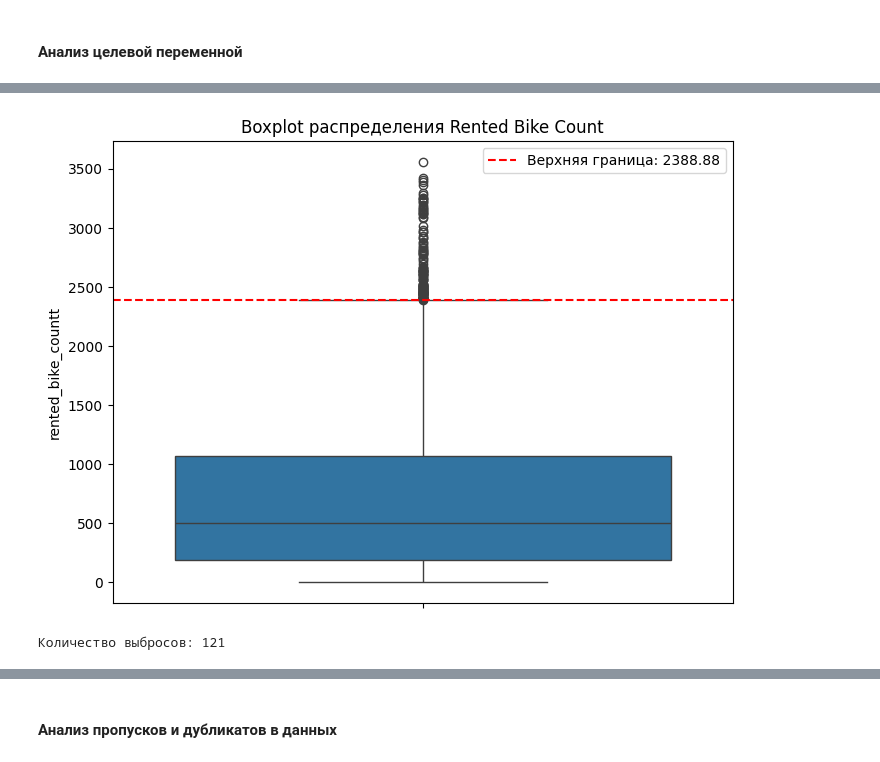
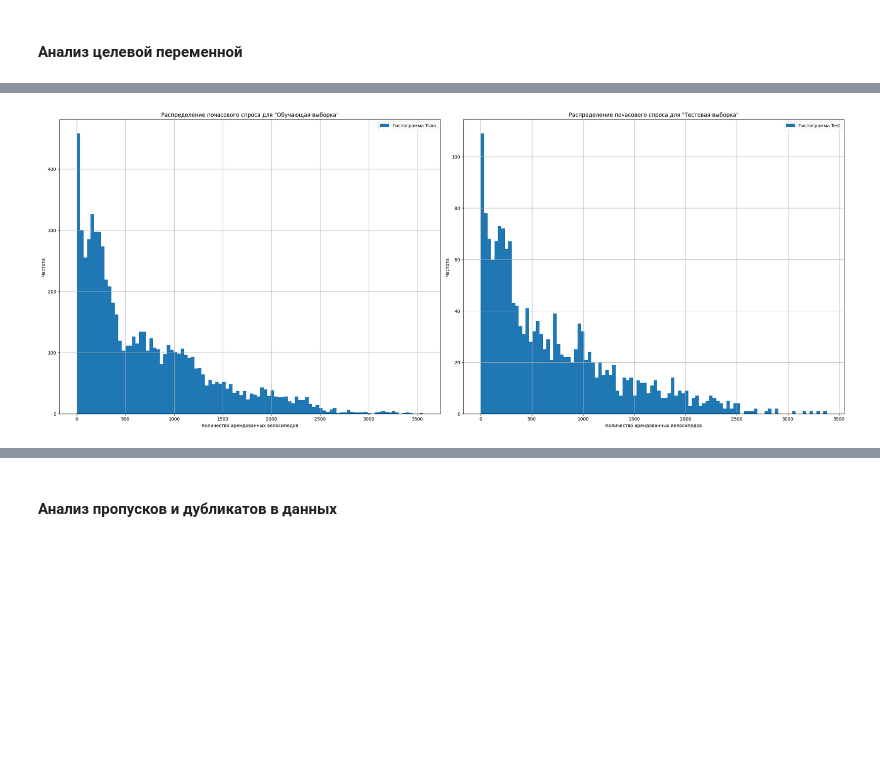
Before and after one commit to MEYakunin/Sprint14_Bike_Rental_Forecast, a Jupyter notebook: BikeSouth_nonlinear_demand_forecast.ipynb, the cells around one changed output, grey strips where cells are left out. Cells and saved outputs as stored; diff of their text form; code cells hidden in the pictures; blank space fills up the shorter version.

Commit message:
BikeSouth_nonlinear_demand_forecast - Иследование данных - готово

```diff
--- a/BikeSouth_nonlinear_demand_forecast.ipynb
+++ b/BikeSouth_nonlinear_demand_forecast.ipynb
@@ -323,24 +313,0 @@ plt.show()
-# %%
-# Вычисляем границы для выбросов
-Q1 = train_data['rented_bike_count'].quantile(0.25)
-Q3 = train_data['rented_bike_count'].quantile(0.75)
-IQR = Q3 - Q1
-upper_bound = Q3 + 1.5 * IQR
-
-# Строим boxplot
-plt.figure(figsize=(8, 6))
-sns.boxplot(y=train_data['rented_bike_count'])
-plt.title('Boxplot распределения Rented Bike Count')
-plt.ylabel('rented_bike_countt')
-
-# Дополнительно отметим границы выбросов
-plt.axhline(y=upper_bound, color='red', linestyle='--', label=f'Верхняя граница: {upper_bound:.2f}')
-plt.legend()
-plt.show()
-
-# Проверяем количество выбросов
-outliers = train_data[(train_data['rented_bike_count'] > upper_bound)]
-print(f"Количество выбросов: {outliers.shape[0]}")
-# %% [output]
-[figure, removed]
-Количество выбросов: 121
@@ -380,0 +314,25 @@ def show_metrics():
+# %%
+fig, axes = plt.subplots(1, 2, figsize=(25, 10))
+
+# Строим график распределения целевой переменной Train
+axes[0].hist(train_data['rented_bike_count'], bins=100, label='Гистограмма Train')
+axes[0].set_xlabel('Количество арендованных велосипедов')
+axes[0].set_ylabel('Частота')
+axes[0].set_title('Распределение почасового спроса для "Обучающая выборка"')
+axes[0].legend()
+axes[0].grid()
+
+
+# Строим график распределения целевой переменной Test
+axes[1].hist(test_data['rented_bike_count'], bins=100, label='Гистограмма Test')
+axes[1].set_xlabel('Количество арендованных велосипедов')
+axes[1].set_ylabel('Частота')
+axes[1].set_title('Распределение почасового спроса для "Тестовая выборка"')
+axes[1].legend()
+axes[1].grid()
+
+
+plt.tight_layout()
+plt.show()
+# %% [output]
+[figure, added]
```
Also changed, not shown: parts of 17 cells of this notebook, 1 other file.
